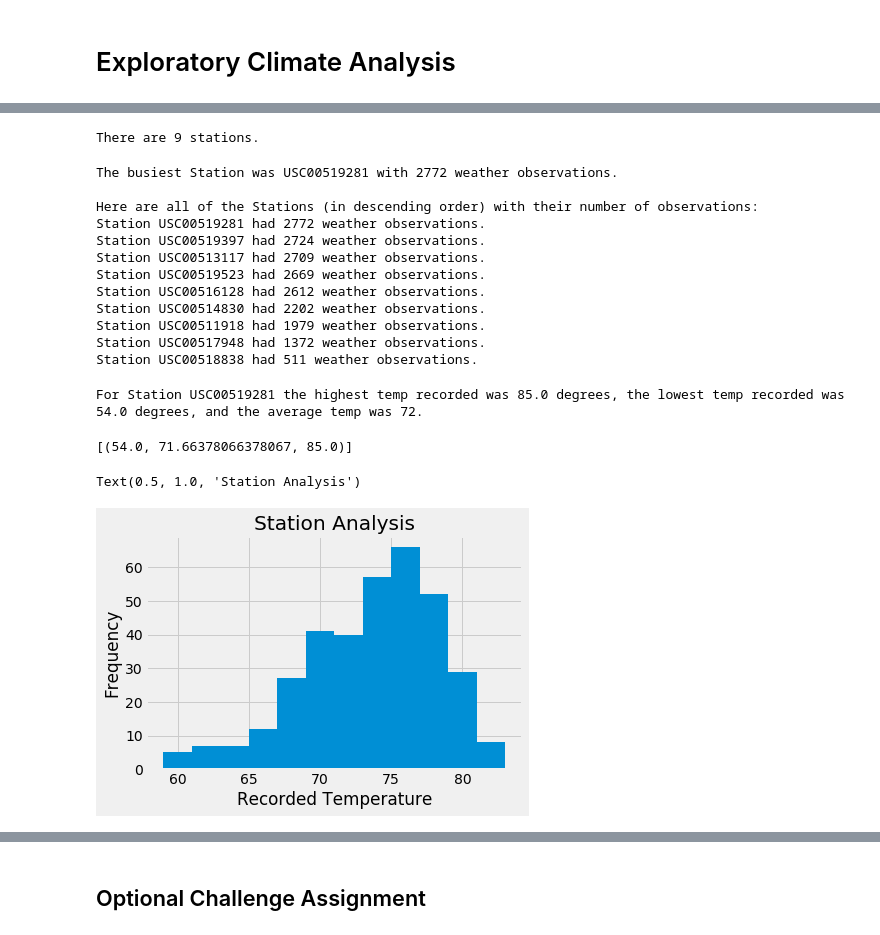
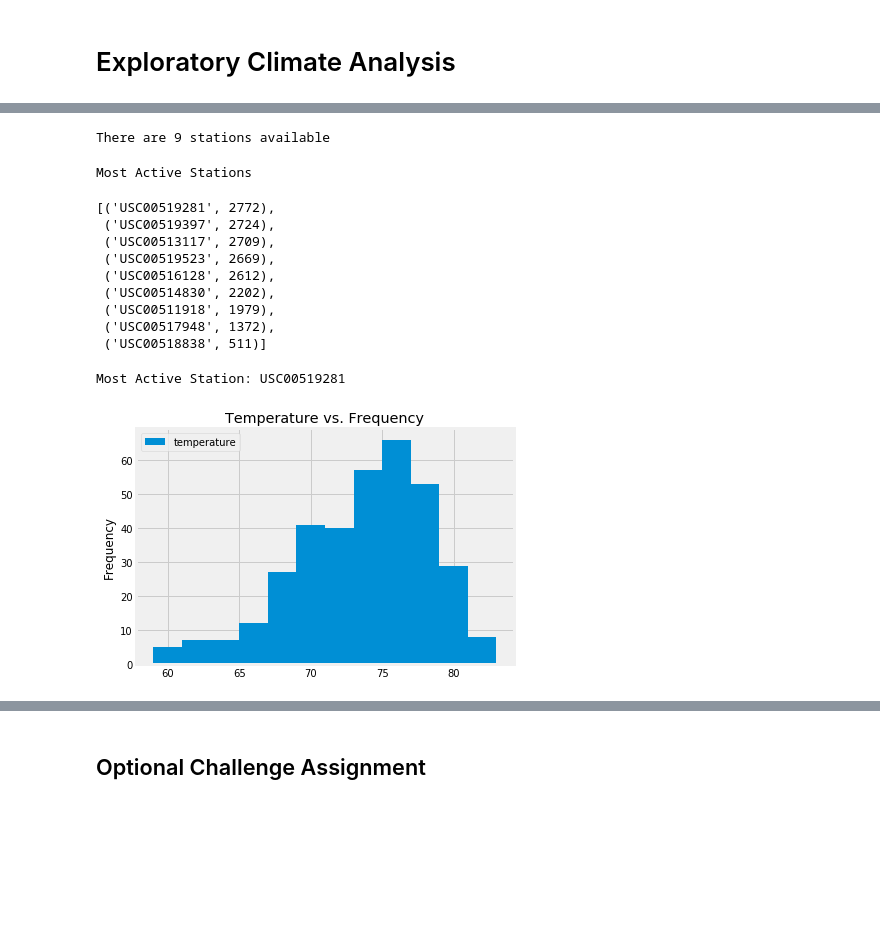
Before and after one commit to Archana584/SQL_Alchemy, a Jupyter notebook: climate_starter.ipynb, the cells around one changed output, grey strips where cells are left out. Cells and saved outputs as stored; diff of their text form; code cells hidden in the pictures; blank space fills up the shorter version.

```diff
--- a/climate_starter.ipynb
+++ b/climate_starter.ipynb
@@ -96,64 +161,52 @@ rain_df.describe()
 # %%
 # Design a query to show how many stations are available in this dataset?
-locations = session.query(Measurement).group_by(Measurement.station).count()
-print("There are {} stations.".format(locations))
+station_query = session.query(Measurement.station).distinct().count()
+print(f'There are {station_query} stations available')
 # %% [output]
-There are 9 stations.
+There are 9 stations available
 # %%
 # What are the most active stations? (i.e. what stations have the most rows)?
 # List the stations and the counts in descending order.
-busy_station = session.query(Measurement.station, func.count(Measurement.tobs)).group_by(Measurement.station).\
-               order_by(func.count(Measurement.tobs).desc()).all()
 
-busiest = busy_station[0][0]
-print("The busiest Station was",busiest,"with",busy_station[0][1],"weather observations.")
-print()
-print("Here are all of the Stations (in descending order) with their number of observations:")
-for station, count in busy_station:
-    print("Station",station,"had",count, "weather observations.")
+most_active_stations = session.query(Measurement.station,
+                                func.count(Measurement.station)).group_by(Measurement.station).order_by(func.count(Measurement.station).desc()).all()
+print(f"Most Active Stations")
+most_active_stations
 # %% [output]
-The busiest Station was USC00519281 with 2772 weather observations.
-
-Here are all of the Stations (in descending order) with their number of observations:
-Station USC00519281 had 2772 weather observations.
-Station USC00519397 had 2724 weather observations.
-Station USC00513117 had 2709 weather observations.
-Station USC00519523 had 2669 weather observations.
-Station USC00516128 had 2612 weather observations.
-Station USC00514830 had 2202 weather observations.
-Station USC00511918 had 1979 weather observations.
-Station USC00517948 had 1372 weather observations.
-Station USC00518838 had 511 weather observations.
+Most Active Stations
+[('USC00519281', 2772),
+ ('USC00519397', 2724),
+ ('USC00513117', 2709),
+ ('USC00519523', 2669),
+ ('USC00516128', 2612),
+ ('USC00514830', 2202),
+ ('USC00511918', 1979),
+ ('USC00517948', 1372),
+ ('USC00518838', 511)]
 # %%
 # Using the station id from the previous query, calculate the lowest temperature recorded,
 # highest temperature recorded, and average temperature most active station?
-temps = session.query(Measurement.station, func.max(Measurement.tobs), func.min(Measurement.tobs), func.avg(Measurement.tobs)).filter(Measurement.station == 'USC00519281').all()
-print(f'For Station {temps[0][0]} the highest temp recorded was {temps[0][1]} degrees, the lowest temp recorded was {temps[0][2]} degrees, and the average temp was {round(temps[0][3])}.')
+most_active_station=most_active_stations[0][0]
+print(f"Most Active Station: {most_active_station}")
 # %% [output]
-For Station USC00519281 the highest temp recorded was 85.0 degrees, the lowest temp recorded was 54.0 degrees, and the average temp was 72.
+Most Active Station: USC00519281
-# %%
- #Using the station id from the previous query, calculate the lowest temperature recorded,
-#highest temperature recorded, and average temperature most active station?
-best_station = busy_station[0][0]
-session.query(func.min(Measurement.tobs), func.avg(Measurement.tobs), func.max(Measurement.tobs)).\
-                filter(Measurement.station == best_station).all()
-# %% [output]
-[(54.0, 71.66378066378067, 85.0)]
 # %%
 # Choose the station with the highest number of temperature observations.
+
+station_temps = session.query(Measurement.station, func.count(Measurement.tobs)).group_by(Measurement.station).order_by(func.count(Measurement.station).desc()).first()
+station_temps = station_temps[0]
+
 # Query the last 12 months of temperature observation data for this station and plot the results as a histogram
-temperature = session.query(Measurement.station, Measurement.date, Measurement.tobs).\
-    filter(Measurement.station == busiest).\
-    filter(Measurement.date > last_year).\
-    order_by(Measurement.date).all()
-temp_df=pd.DataFrame(temperature)
-plt.hist(temp_df['tobs'],12)
-plt.xlabel("Recorded Temperature")
-plt.ylabel("Frequency")
-plt.title("Station Analysis")
+
+temperature_observations = session.query(Measurement.tobs).filter(Measurement.date >= year_ago).filter(Measurement.station == station_temps).all()
+temperature_observations = pd.DataFrame(temperature_observations, columns=['temperature'])
+
+temperature_observations.plot.hist(bins=12, title="Temperature vs. Frequency")
+plt.tight_layout()
+plt.savefig("Images/TemperaturevsFrequency.png")
+plt.show()
 # %% [output]
-Text(0.5, 1.0, 'Station Analysis')
-[figure, old version]
+[figure, new version]
 # %%
 # This function called `calc_temps` will accept start date and end date in the format '%Y-%m-%d'
 # and return the minimum, average, and maximum temperatures for that range of dates
```
Also changed, not shown: parts of 26 cells of this notebook, 7 other files.
